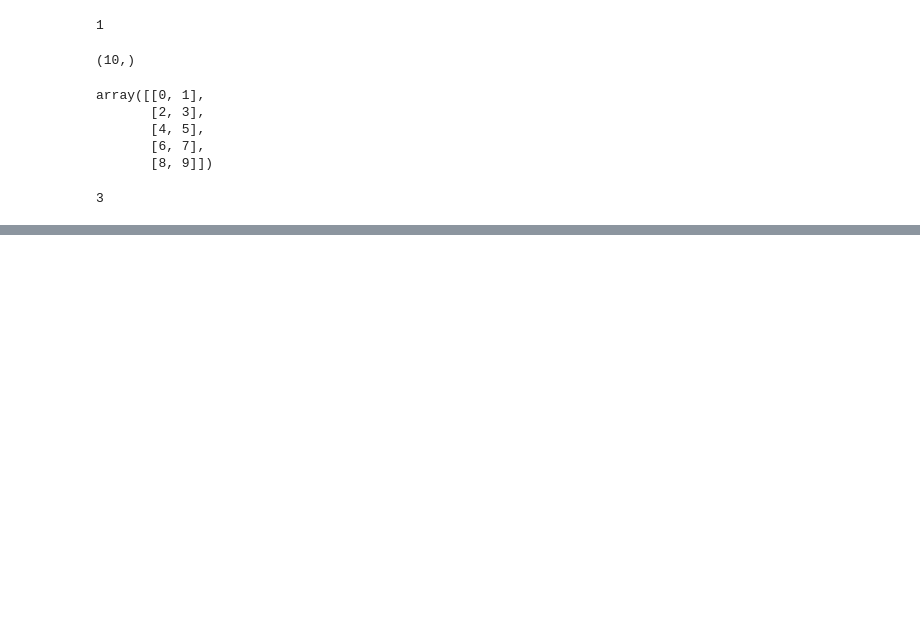
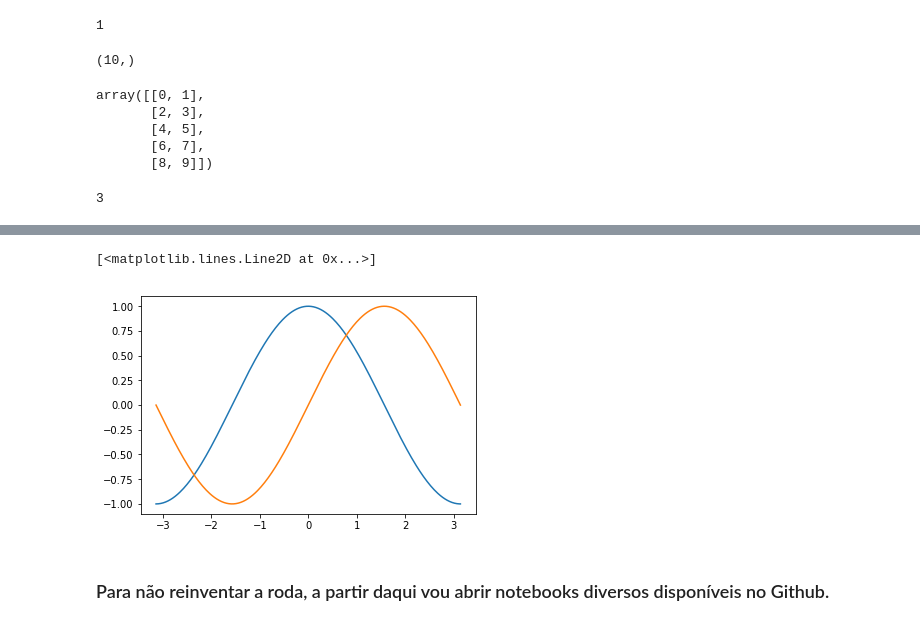
Before and after one commit to givanaldo/minicurso-python, a Jupyter notebook: 01 - módulos diversos.ipynb, the cells around one changed output, grey strips where cells are left out. Drawn from its saved outputs; the diff is of its cells as text; code cells hidden in the pictures; blank space fills up the shorter version.

Commit message:
inserindo notebooks

```diff
--- a/01 - módulos diversos.ipynb
+++ b/01 - módulos diversos.ipynb
@@ -55,0 +149,11 @@ B[1, 1] # lembrando que índices começam de 0.
+# %%
+X = linspace(-pi, pi, 256)
+C = cos(X)
+S = sin(X)
+plot(X, C)
+plot(X, S)
+# %% [output]
+[<matplotlib.lines.Line2D at 0x...>]
+[figure, added]
+# %% [markdown]
+### Para não reinventar a roda, a partir daqui vou abrir notebooks diversos disponíveis no Github.
```
Also changed, not shown: parts of 10 cells of this notebook, 2 other files.
